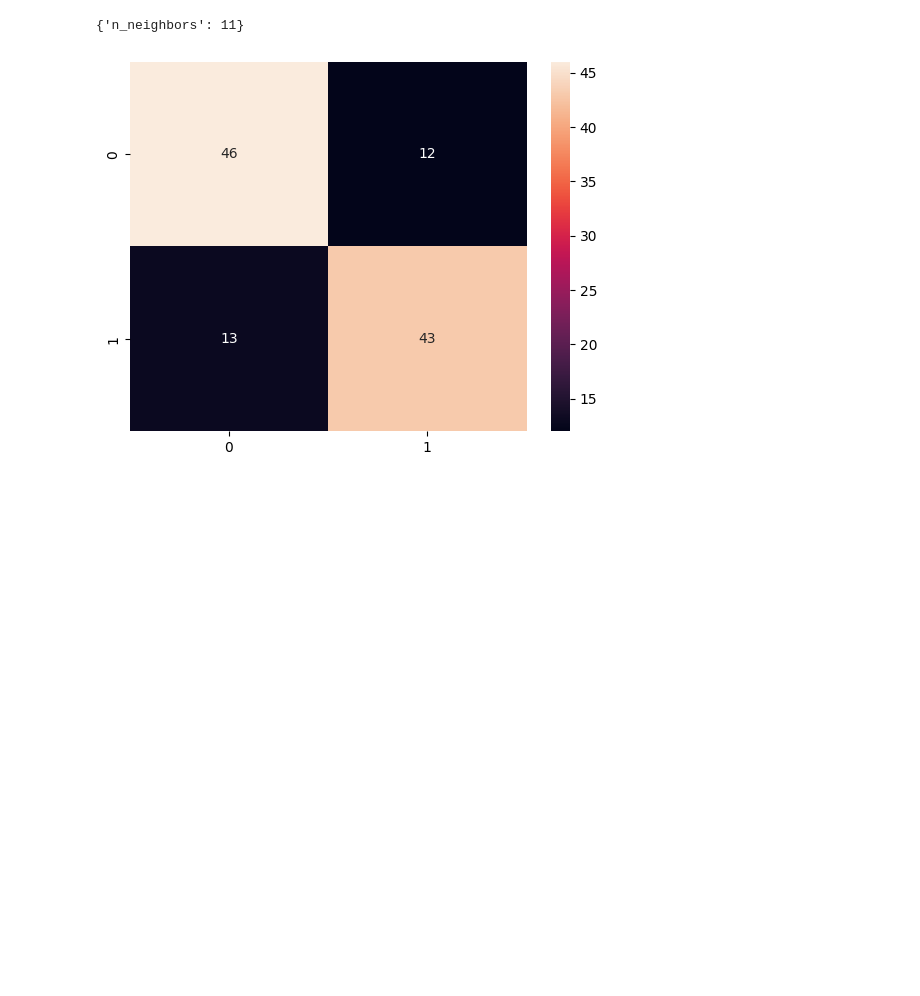
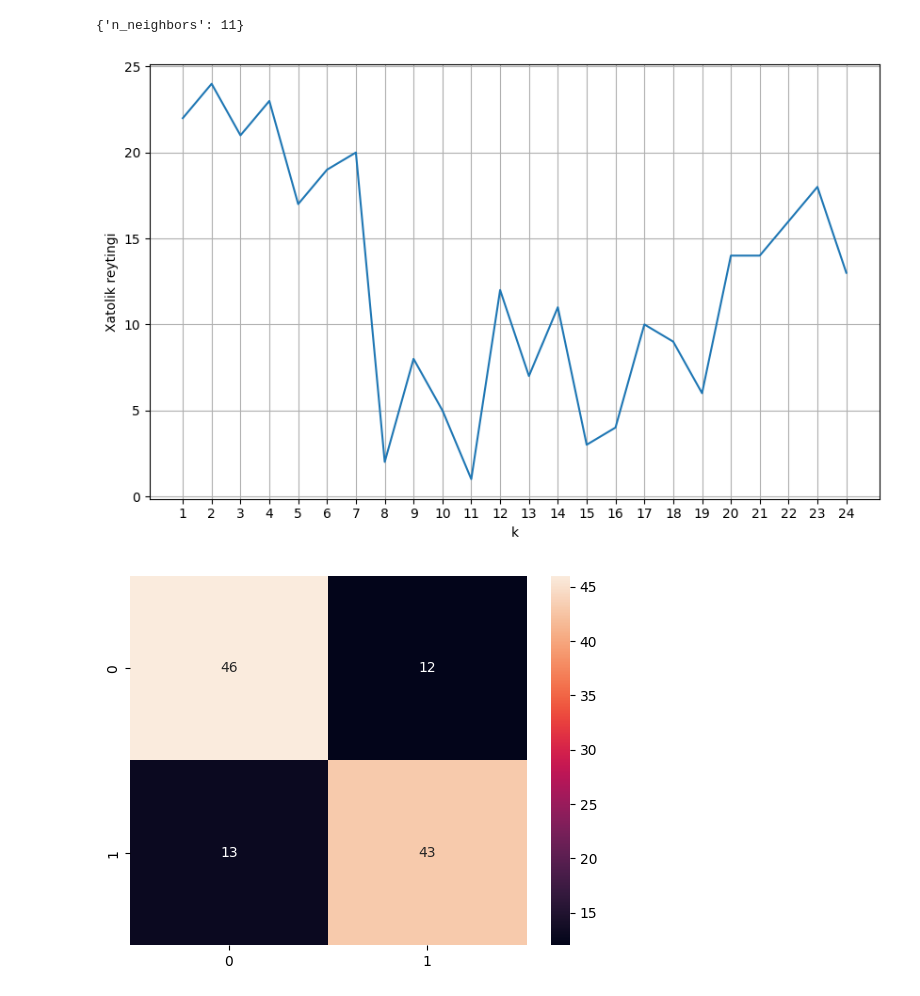
Before and after one commit to Javlonbek-Math/ML-DL_projects, a Jupyter notebook: Diabet_classification.ipynb, the cells around one changed output. Saved outputs shown, nothing was run; the diff lists cells and outputs as text; code cells hidden in the pictures; blank space fills up the shorter version.

```diff
--- a/Diabet_classification.ipynb
+++ b/Diabet_classification.ipynb
@@ -156,6 +156,16 @@ GridSearchCV(cv=5, estimator=KNeighborsClassifier(),
 knn_gscv.best_params_
 # %% [output]
 {'n_neighbors': 11}
+# %%
+plt.figure(figsize=(10,6))
+plt.plot(param_grid['n_neighbors'], knn_gscv.cv_results_['rank_test_score'])
+plt.xticks(param_grid['n_neighbors'])
+plt.xlabel("k")
+plt.ylabel("Xatolik reytingi")
+plt.grid()
+plt.show()
+# %% [output]
+[figure, added]
 # %%
 from sklearn.metrics import confusion_matrix
 import seaborn as sns
```
